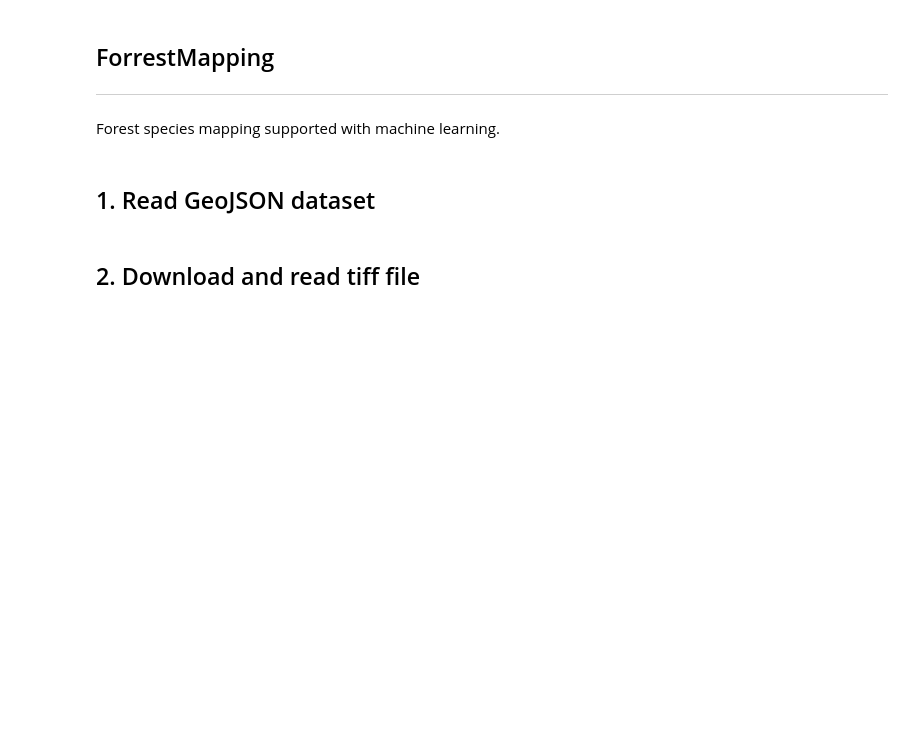
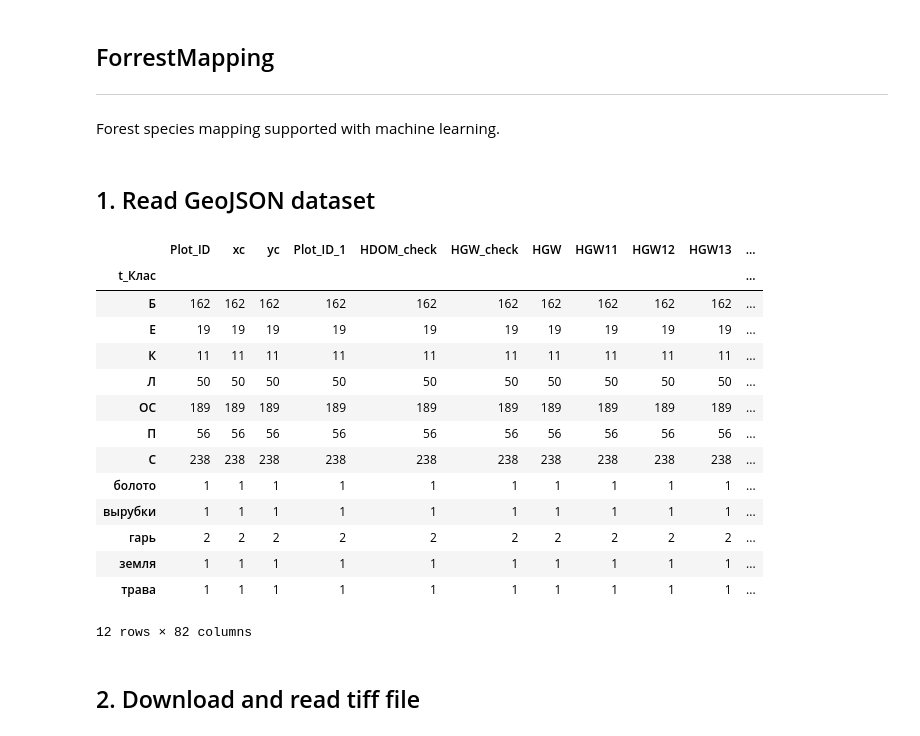
Before and after one commit to mishagrol/ForestMapping, a Jupyter notebook: notebooks/ForrestMapping.ipynb, the cells around one changed output. Saved outputs shown, nothing was run; the diff lists cells and outputs as text; code cells hidden in the pictures; blank space fills up the shorter version.

```diff
--- a/notebooks/ForrestMapping.ipynb
+++ b/notebooks/ForrestMapping.ipynb
@@ -97,5 +97,23 @@ gdf = get_dataset(gdf=gdf, non_forest=non_forest, threshold=50)
 gdf = gdf.reset_index(drop=True)
 gdf.loc[:, 'key'] = gdf.index
+# %%
+gdf.groupby('t_Клас').count()
+# %% [output]
+|  | Plot_ID | xc | yc | Plot_ID_1 | HDOM_check | HGW_check | HGW | HGW11 | HGW12 | HGW13 | ... |
+| t_Клас |  |  |  |  |  |  |  |  |  |  | ... |
+| Б | 162 | 162 | 162 | 162 | 162 | 162 | 162 | 162 | 162 | 162 | ... |
+| Е | 19 | 19 | 19 | 19 | 19 | 19 | 19 | 19 | 19 | 19 | ... |
+| К | 11 | 11 | 11 | 11 | 11 | 11 | 11 | 11 | 11 | 11 | ... |
+| Л | 50 | 50 | 50 | 50 | 50 | 50 | 50 | 50 | 50 | 50 | ... |
+| ОС | 189 | 189 | 189 | 189 | 189 | 189 | 189 | 189 | 189 | 189 | ... |
+| П | 56 | 56 | 56 | 56 | 56 | 56 | 56 | 56 | 56 | 56 | ... |
+| С | 238 | 238 | 238 | 238 | 238 | 238 | 238 | 238 | 238 | 238 | ... |
+| болото | 1 | 1 | 1 | 1 | 1 | 1 | 1 | 1 | 1 | 1 | ... |
+| вырубки | 1 | 1 | 1 | 1 | 1 | 1 | 1 | 1 | 1 | 1 | ... |
+| гарь | 2 | 2 | 2 | 2 | 2 | 2 | 2 | 2 | 2 | 2 | ... |
+| земля | 1 | 1 | 1 | 1 | 1 | 1 | 1 | 1 | 1 | 1 | ... |
+| трава | 1 | 1 | 1 | 1 | 1 | 1 | 1 | 1 | 1 | 1 | ... |
+12 rows × 82 columns
 # %% [markdown]
 ## 2. Download and read tiff file
 # %%
```
Also changed, not shown: parts of 4 cells of this notebook, 1 other file.
